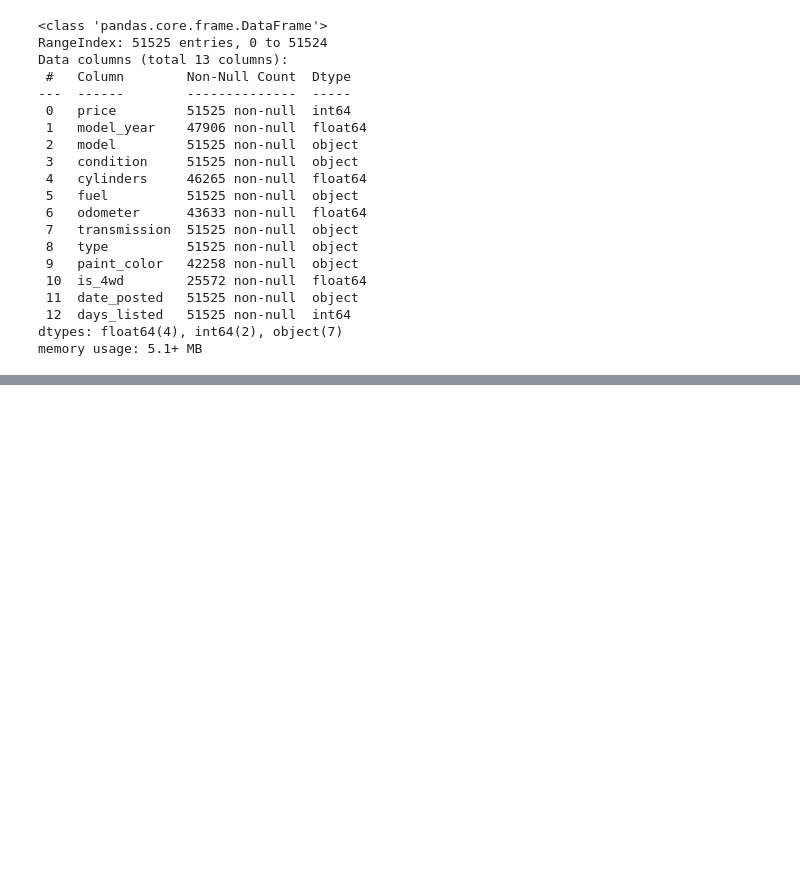
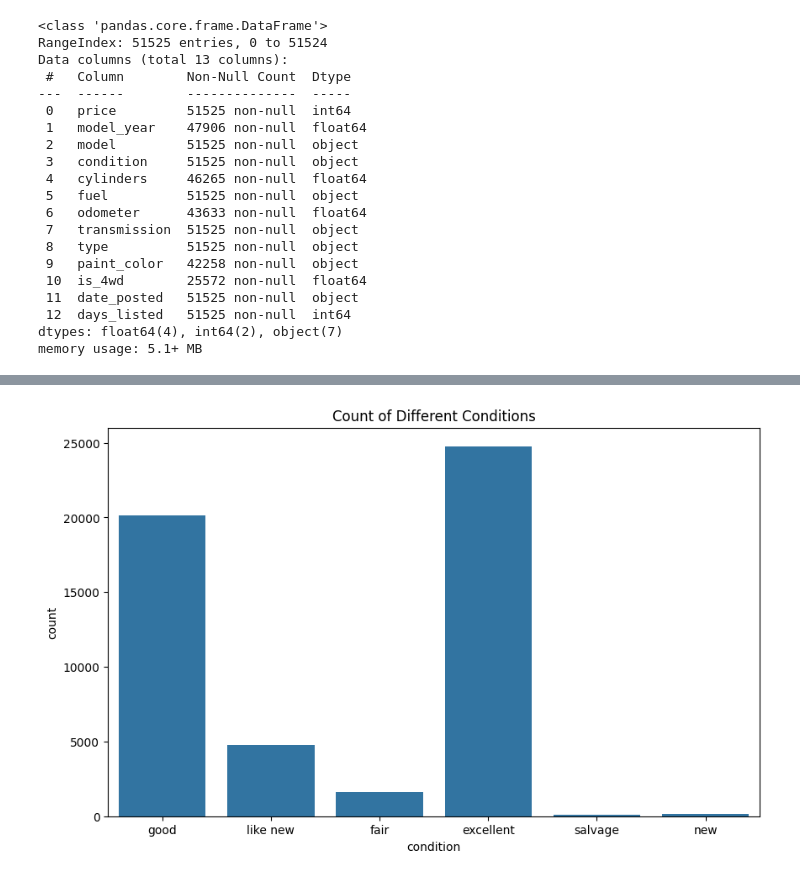
Before and after one commit to laninchowdhury/Car_Sales_Project, a Jupyter notebook: notebooks/EDA.ipynb, the cells around one changed output, grey strips where cells are left out. Cells and saved outputs as stored; diff of their text form; code cells hidden in the pictures; blank space fills up the shorter version.

Commit message:
Conduct initial data exploration

```diff
--- a/notebooks/EDA.ipynb
+++ b/notebooks/EDA.ipynb
@@ -33,0 +123,7 @@ memory usage: 5.1+ MB
+# %%
+plt.figure(figsize=(10,6))
+sns.countplot(x='condition', data=df)
+plt.title('Count of Different Conditions')
+plt.show()
+# %% [output]
+[figure, added]
```
Also changed, not shown: parts of 20 cells of this notebook.
